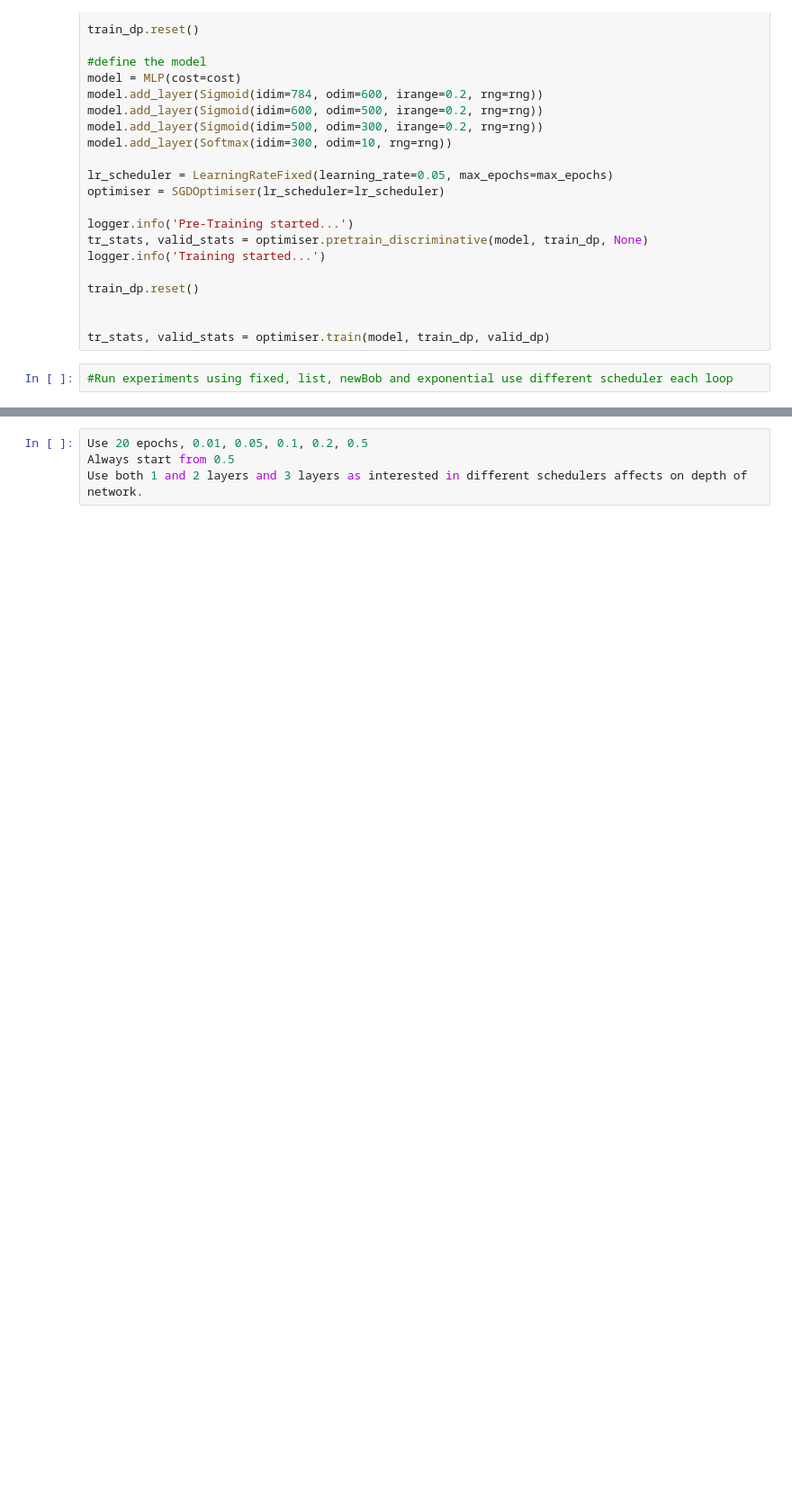
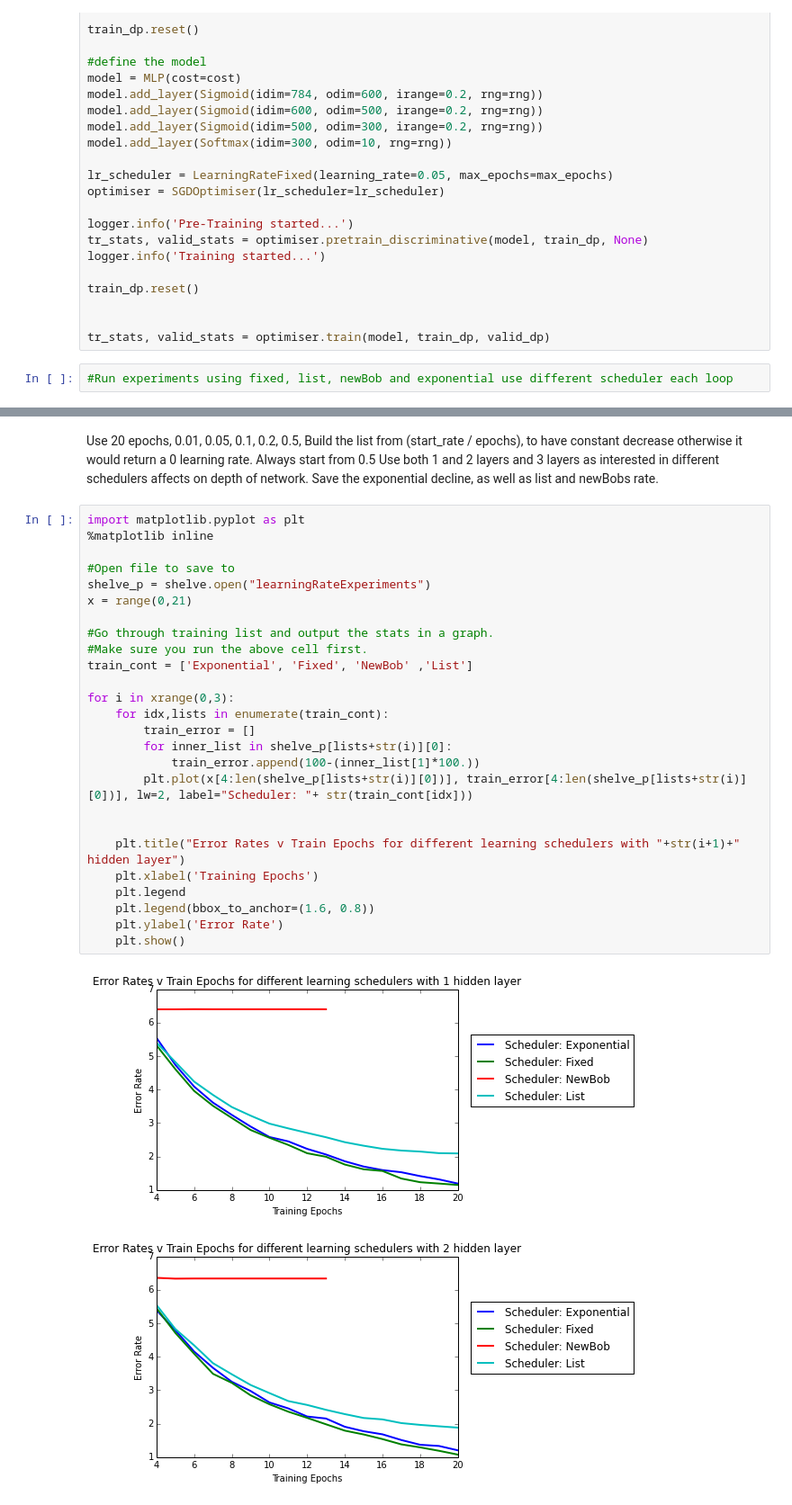
Before and after one commit to joeyearsley/mlpractical, a Jupyter notebook: SchedulerExperiment.ipynb, the cells around one changed output, grey strips where cells are left out. Shown at 90% size. Saved outputs shown, nothing was run; the diff lists cells and outputs as text; blank space fills up the shorter version.

```diff
--- a/SchedulerExperiment.ipynb
+++ b/SchedulerExperiment.ipynb
@@ -378,4 +420,35 @@ SyntaxError: invalid syntax (<ipython-input-1-a31c96265b52>, line 86)
-# %%
-Use 20 epochs, 0.01, 0.05, 0.1, 0.2, 0.5
-Always start from 0.5
-Use both 1 and 2 layers and 3 layers as interested in different schedulers affects on depth of network.
+# %% [markdown]
+Use 20 epochs, 0.01, 0.05, 0.1, 0.2, 0.5,
+Build the list from (start_rate / epochs), to have constant decrease otherwise it would return a 0 learning rate.
+Always start from 0.5
+Use both 1 and 2 layers and 3 layers as interested in different schedulers affects on depth of network.
+Save the exponential decline, as well as list and newBobs rate.
+# %%
+import matplotlib.pyplot as plt
+%matplotlib inline
+
+#Open file to save to
+shelve_p = shelve.open("learningRateExperiments")
+x = range(0,21)
+
+#Go through training list and output the stats in a graph.
+#Make sure you run the above cell first.
+train_cont = ['Exponential', 'Fixed', 'NewBob' ,'List']
+
+for i in xrange(0,3):
+    for idx,lists in enumerate(train_cont):
+        train_error = []
+        for inner_list in shelve_p[lists+str(i)][0]:
+            train_error.append(100-(inner_list[1]*100.))
+        plt.plot(x[4:len(shelve_p[lists+str(i)][0])], train_error[4:len(shelve_p[lists+str(i)][0])], lw=2, label="Scheduler: "+ str(train_cont[idx]))
+
+
+    plt.title("Error Rates v Train Epochs for different learning schedulers with "+str(i+1)+" hidden layer")
+    plt.xlabel('Training Epochs')
+    plt.legend
+    plt.legend(bbox_to_anchor=(1.6, 0.8))
+    plt.ylabel('Error Rate')
+    plt.show()
+# %% [output]
+[figure, added]
+[figure, added]
```
Also changed, not shown: parts of 7 cells of this notebook, 7 other files.
